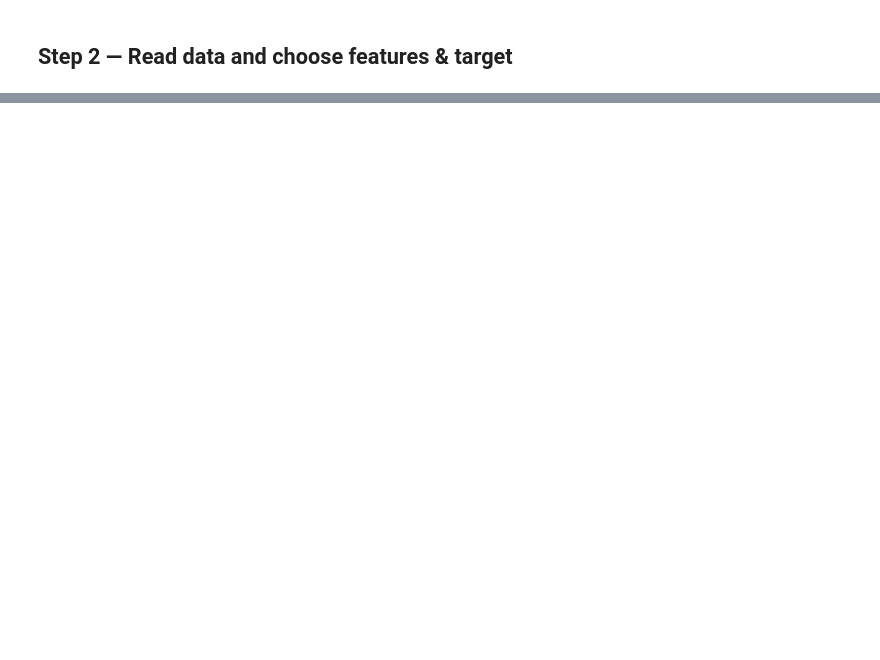
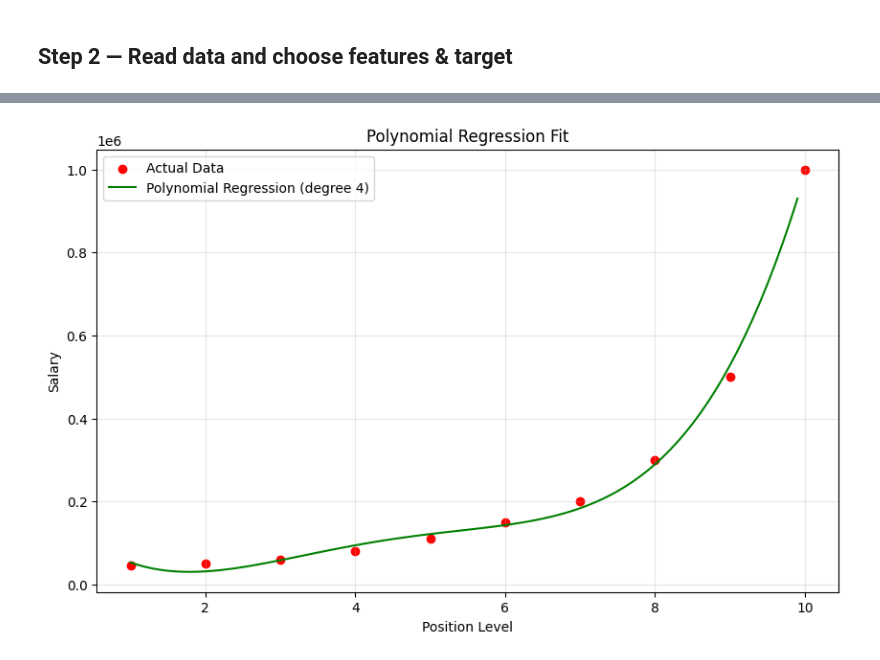
Before and after one commit to Morobang/machine-learning-journey, a Jupyter notebook: 01_supervised_learning/01_regression/notebooks/03_polynomial_regression.ipynb, the cells around one changed output, grey strips where cells are left out. Cells and saved outputs as stored; diff of their text form; code cells hidden in the pictures; blank space fills up the shorter version.

```diff
--- a/01_supervised_learning/01_regression/notebooks/03_polynomial_regression.ipynb
+++ b/01_supervised_learning/01_regression/notebooks/03_polynomial_regression.ipynb
@@ -255,52 +215,45 @@ print(f"• Ready for model training! 🚀")
 # %%
-# 🤖 Training Linear Regression Model (Baseline)
-from sklearn.linear_model import LinearRegression
+# Import PolynomialFeatures
+from sklearn.preprocessing import PolynomialFeatures
 
-print("🤖 Training Linear Regression Model:")
-print("=" * 50)
+# Create polynomial features (degree=4 works well for this dataset)
+poly_reg = PolynomialFeatures(degree=4)
+X_poly = poly_reg.fit_transform(X_train)
 
-# Create and train the linear regression model
-lin_reg = LinearRegression()
-lin_reg.fit(X_train, y_train)
+print("Polynomial features created successfully!")
+print("Original features shape:", X_train.shape)
+print("Polynomial features shape:", X_poly.shape)
+print("Polynomial degree:", poly_reg.degree)
 
-# Extract model parameters
-slope = lin_reg.coef_[0]
-intercept = lin_reg.intercept_
+# Train Linear Regression on polynomial features
+lin_reg_2 = LinearRegression()
+lin_reg_2.fit(X_poly, y_train)
 
-print("✅ Linear Regression Model Trained Successfully!")
-print(f"\n📊 Model Parameters:")
-print(f"• Slope (coefficient): ${slope:,.0f} per level")
-print(f"• Intercept: ${intercept:,.0f}")
+print("\nPolynomial Regression model trained successfully!")
+print("\nModel coefficients:")
+print("Intercept (b0):", lin_reg_2.intercept_)
+print("Coefficients:", lin_reg_2.coef_)
 
-print(f"\n💼 Business Interpretation:")
-print(f"• Each position level increases salary by ${slope:,.0f}")
-print(f"• Theoretical 'Level 0' salary: ${intercept:,.0f}")
+# Create polynomial equation display
+equation = f"y = {lin_reg_2.intercept_:.2f}"
+for i, coef in enumerate(lin_reg_2.coef_[1:], 1):
+    equation += f" + ({coef:.2f}) * x^{i}"
+print(f"\nPolynomial Equation: {equation}")
 
-# Model equation
-print(f"\n📐 Our Linear Model Equation:")
-print(f"Salary = {slope:,.0f} × Level + {intercept:,.0f}")
+# Make predictions for visualization
+X_grid = np.arange(min(X_train), max(X_train), 0.1)
+X_grid = X_grid.reshape((len(X_grid), 1))
+X_grid_poly = poly_reg.transform(X_grid)
+y_pred_poly = lin_reg_2.predict(X_grid_poly)
 
-# Calculate R² score (how well the model fits)
-from sklearn.metrics import r2_score
-linear_r2 = r2_score(y_train, lin_reg.predict(X_train))
-print(f"\n📈 Model Performance:")
-print(f"• R² Score: {linear_r2:.3f}")
-print(f"• Interpretation: Linear model explains {linear_r2*100:.1f}% of salary variation")
-
-if linear_r2 > 0.8:
-    print(f"• Assessment: Good fit for a linear model! ✅")
-elif linear_r2 > 0.6:
-    print(f"• Assessment: Moderate fit - room for improvement 📈")
-else:
-    print(f"• Assessment: Poor fit - non-linear model likely needed ⚠️")
-
-# Show predictions for all levels
-print(f"\n🎯 Linear Model Predictions:")
-predictions = lin_reg.predict(X_train)
-for i, (actual, predicted) in enumerate(zip(y_train, predictions)):
-    error = abs(actual - predicted)
-    print(f"Level {i+1}: Actual ${actual:,} | Predicted ${predicted:,.0f} | Error ${error:,.0f}")
-
-print(f"\n💡 Key Observation:")
-print(f"Notice where the linear model struggles most - this will guide our polynomial model!")
+# Visualize Polynomial Regression fit
+plt.figure(figsize=(10, 6))
+plt.scatter(X_train, y_train, color='red', label='Actual Data')
+plt.plot(X_grid, y_pred_poly, color='green', label='Polynomial Regression (degree 4)')
+plt.title('Polynomial Regression Fit')
+plt.xlabel('Position Level')
+plt.ylabel('Salary')
+plt.legend()
+plt.grid(True, alpha=0.3)
+plt.show()
 # %% [output]
@@ -308 +273,2 @@ LinearRegression()
+[figure, added]
 # %% [markdown]
```
Also changed, not shown: parts of 21 cells of this notebook.
